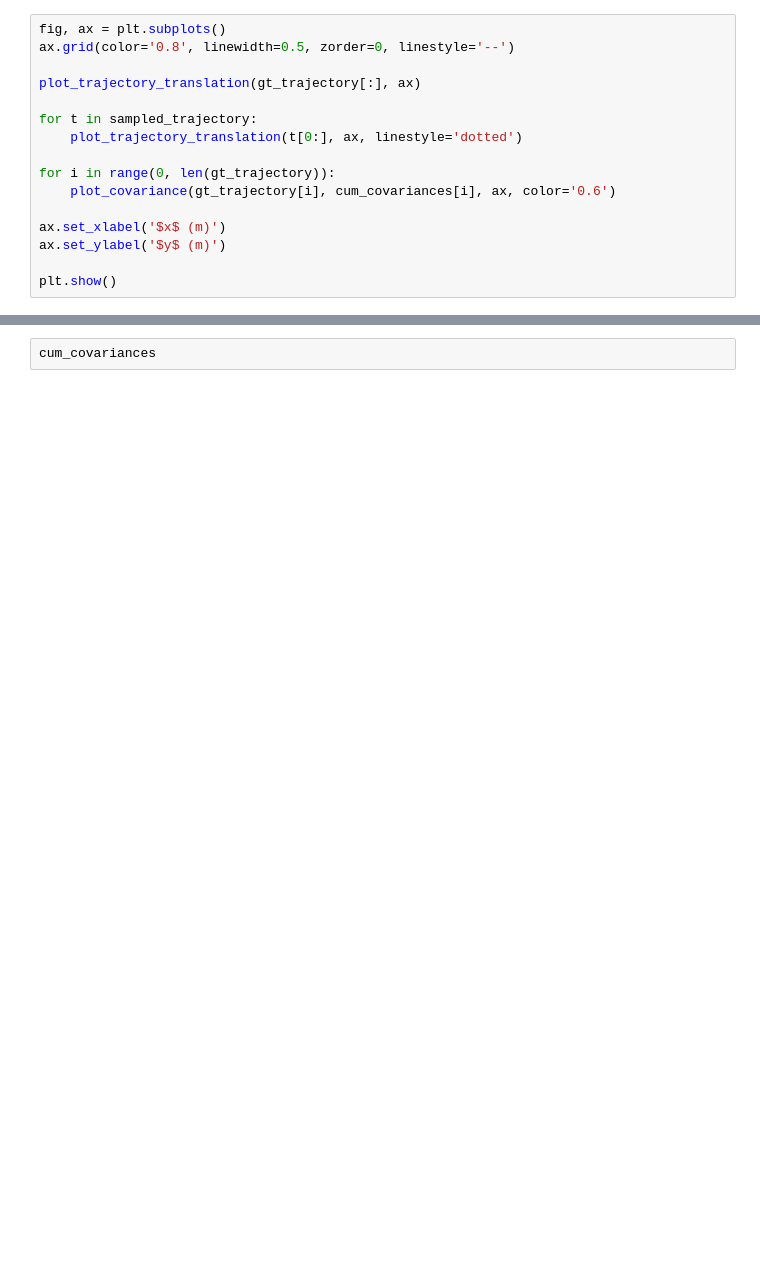
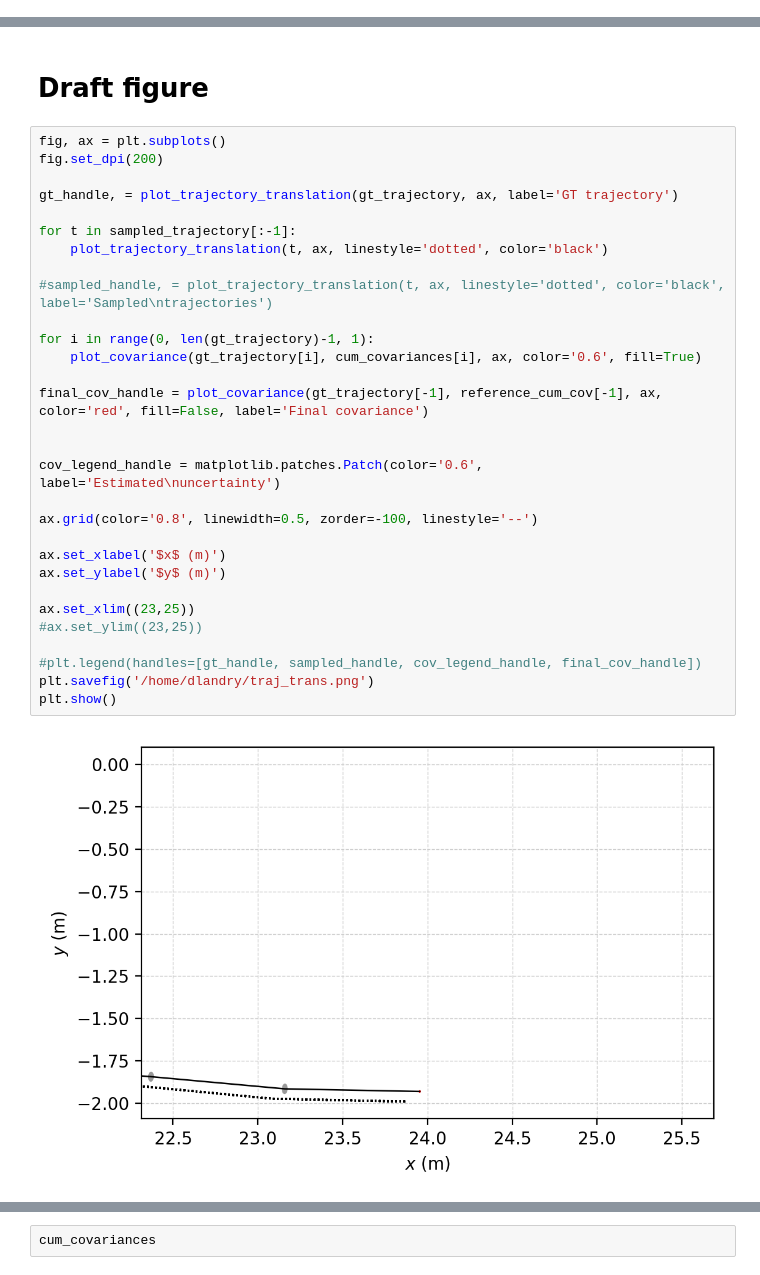
Before and after one commit to davidlandry93/registration-covariance-analysis, a Jupyter notebook: notebooks/2018-08-31-trajectory-translation.ipynb, the cells around one changed output, grey strips where cells are left out. Saved outputs shown, nothing was run; the diff lists cells and outputs as text; blank space fills up the shorter version.

```diff
--- a/notebooks/2018-08-31-trajectory-translation.ipynb
+++ b/notebooks/2018-08-31-trajectory-translation.ipynb
@@ -80,16 +68,0 @@ model = model_from_file(MODEL_LOCATION, 'cello')
-# %%
-fig, ax = plt.subplots()
-ax.grid(color='0.8', linewidth=0.5, zorder=0, linestyle='--')
-
-plot_trajectory_translation(gt_trajectory[:], ax)
-
-for t in sampled_trajectory:
-    plot_trajectory_translation(t[0:], ax, linestyle='dotted')
-
-for i in range(0, len(gt_trajectory)):
-    plot_covariance(gt_trajectory[i], cum_covariances[i], ax, color='0.6')
-
-ax.set_xlabel('$x$ (m)')
-ax.set_ylabel('$y$ (m)')
-
-plt.show()
@@ -95,0 +74,34 @@ plt.show()
+# %% [markdown]
+# Draft figure
+# %%
+fig, ax = plt.subplots()
+fig.set_dpi(200)
+
+gt_handle, = plot_trajectory_translation(gt_trajectory, ax, label='GT trajectory')
+
+for t in sampled_trajectory[:-1]:
+    plot_trajectory_translation(t, ax, linestyle='dotted', color='black')
+
+#sampled_handle, = plot_trajectory_translation(t, ax, linestyle='dotted', color='black', label='Sampled\ntrajectories')
+
+for i in range(0, len(gt_trajectory)-1, 1):
+    plot_covariance(gt_trajectory[i], cum_covariances[i], ax, color='0.6', fill=True)
+
+final_cov_handle = plot_covariance(gt_trajectory[-1], reference_cum_cov[-1], ax, color='red', fill=False, label='Final covariance')
+
+
+cov_legend_handle = matplotlib.patches.Patch(color='0.6', label='Estimated\nuncertainty')
+
+ax.grid(color='0.8', linewidth=0.5, zorder=-100, linestyle='--')
+
+ax.set_xlabel('$x$ (m)')
+ax.set_ylabel('$y$ (m)')
+
+ax.set_xlim((23,25))
+#ax.set_ylim((23,25))
+
+#plt.legend(handles=[gt_handle, sampled_handle, cov_legend_handle, final_cov_handle])
+plt.savefig('/home/dlandry/traj_trans.png')
+plt.show()
+# %% [output]
+[figure, added]
```
Also changed, not shown: parts of 13 cells of this notebook, 14 other files.
